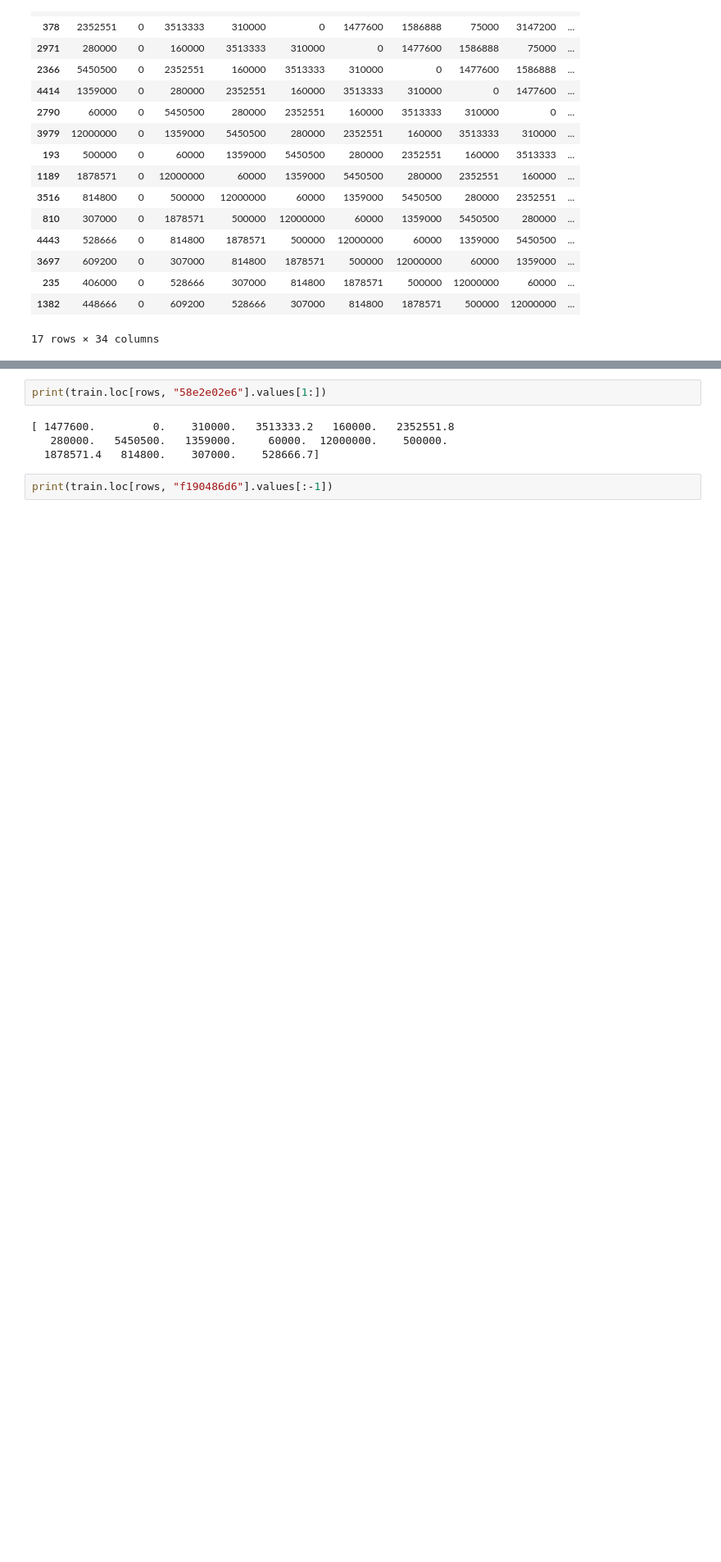
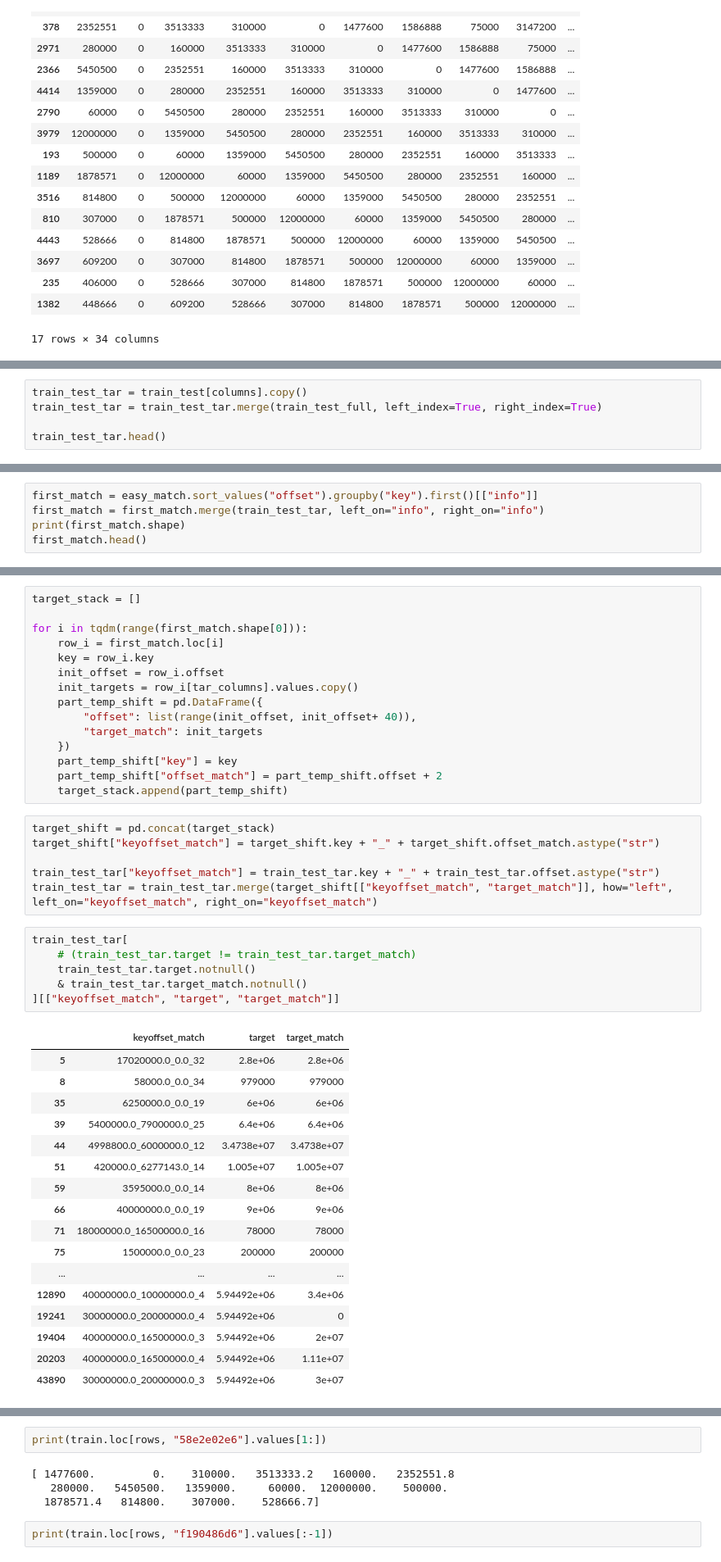
Before and after one commit to kqdmqx/kaggle-Santander-Value-Prediction-Challenge, a Jupyter notebook: 004-magic.ipynb, the cells around one changed output, grey strips where cells are left out. Shown at 82% size. Saved outputs shown, nothing was run; the diff lists cells and outputs as text; blank space fills up the shorter version.

```diff
--- a/004-magic.ipynb
+++ b/004-magic.ipynb
@@ -165,0 +262,5 @@ train.loc[rows, columns].astype("int")
+# %%
+train_test_tar = train_test[columns].copy()
+train_test_tar = train_test_tar.merge(train_test_full, left_index=True, right_index=True)
+
+train_test_tar.head()
@@ -165,0 +375,5 @@ train.loc[rows, columns].astype("int")
+# %%
+first_match = easy_match.sort_values("offset").groupby("key").first()[["info"]]
+first_match = first_match.merge(train_test_tar, left_on="info", right_on="info")
+print(first_match.shape)
+first_match.head()
@@ -165,0 +393,45 @@ train.loc[rows, columns].astype("int")
+# %%
+target_stack = []
+
+for i in tqdm(range(first_match.shape[0])):
+    row_i = first_match.loc[i]
+    key = row_i.key
+    init_offset = row_i.offset
+    init_targets = row_i[tar_columns].values.copy()
+    part_temp_shift = pd.DataFrame({
+        "offset": list(range(init_offset, init_offset+ 40)),
+        "target_match": init_targets
+    })
+    part_temp_shift["key"] = key
+    part_temp_shift["offset_match"] = part_temp_shift.offset + 2
+    target_stack.append(part_temp_shift)
+# %%
+target_shift = pd.concat(target_stack)
+target_shift["keyoffset_match"] = target_shift.key + "_" + target_shift.offset_match.astype("str")
+
+train_test_tar["keyoffset_match"] = train_test_tar.key + "_" + train_test_tar.offset.astype("str")
+train_test_tar = train_test_tar.merge(target_shift[["keyoffset_match", "target_match"]], how="left", left_on="keyoffset_match", right_on="keyoffset_match")
+# %%
+train_test_tar[
+    # (train_test_tar.target != train_test_tar.target_match)
+    train_test_tar.target.notnull()
+    & train_test_tar.target_match.notnull()
+][["keyoffset_match", "target", "target_match"]]
+# %% [output]
+|  | keyoffset_match | target | target_match |
+| 5 | 17020000.0_0.0_32 | 2.8e+06 | 2.8e+06 |
+| 8 | 58000.0_0.0_34 | 979000 | 979000 |
+| 35 | 6250000.0_0.0_19 | 6e+06 | 6e+06 |
+| 39 | 5400000.0_7900000.0_25 | 6.4e+06 | 6.4e+06 |
+| 44 | 4998800.0_6000000.0_12 | 3.4738e+07 | 3.4738e+07 |
+| 51 | 420000.0_6277143.0_14 | 1.005e+07 | 1.005e+07 |
+| 59 | 3595000.0_0.0_14 | 8e+06 | 8e+06 |
+| 66 | 40000000.0_0.0_19 | 9e+06 | 9e+06 |
+| 71 | 18000000.0_16500000.0_16 | 78000 | 78000 |
+| 75 | 1500000.0_0.0_23 | 200000 | 200000 |
+| ... | ... | ... | ... |
+| 12890 | 40000000.0_10000000.0_4 | 5.94492e+06 | 3.4e+06 |
+| 19241 | 30000000.0_20000000.0_4 | 5.94492e+06 | 0 |
+| 19404 | 40000000.0_16500000.0_3 | 5.94492e+06 | 2e+07 |
+| 20203 | 40000000.0_16500000.0_4 | 5.94492e+06 | 1.11e+07 |
+| 43890 | 30000000.0_20000000.0_3 | 5.94492e+06 | 3e+07 |
```
Also changed, not shown: parts of 41 cells of this notebook.
